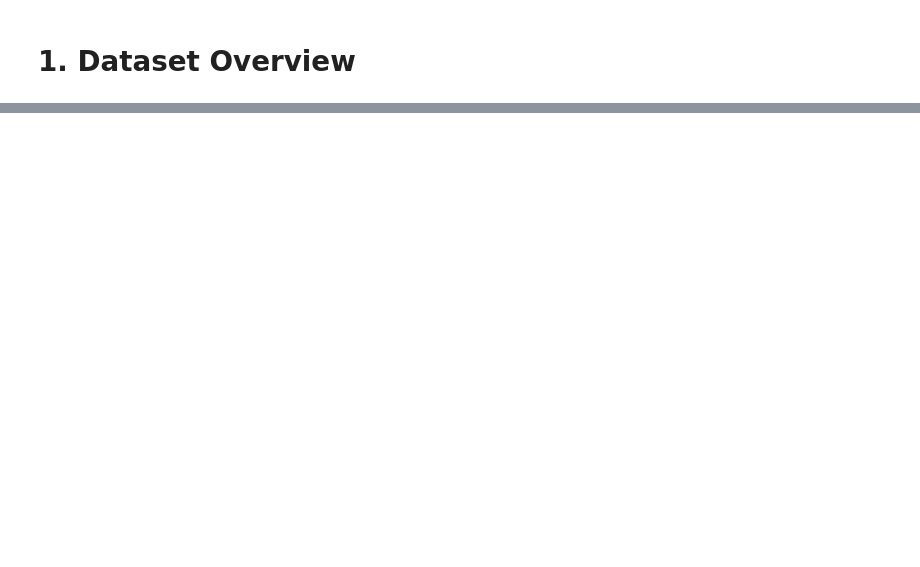
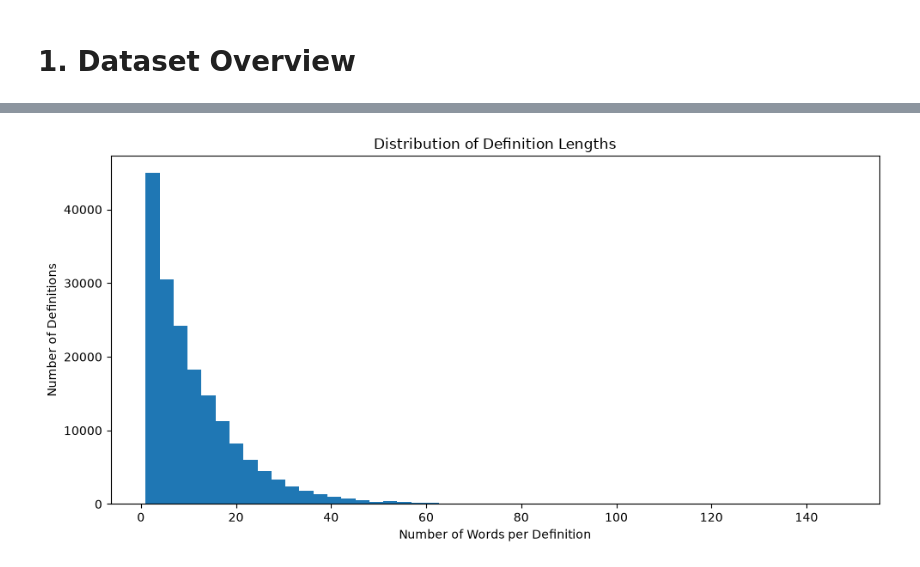
Before and after one commit to DivProC/MLCapstone_ReverseDict, a Jupyter notebook: notebooks/01_EDA_OPTED.ipynb, the cells around one changed output, grey strips where cells are left out. Drawn from its saved outputs; the diff is of its cells as text; code cells hidden in the pictures; blank space fills up the shorter version.

```diff
--- a/notebooks/01_EDA_OPTED.ipynb
+++ b/notebooks/01_EDA_OPTED.ipynb
@@ -808,0 +274,24 @@ These findings provide the basis for the subsequent preprocessing, query-paraphr
+# %%
+valid_definition_df = valid_word_definition_df.copy()
+
+valid_definition_df["definition_word_count"] = (
+    valid_definition_df[DEF_COL]
+    .astype(str)
+    .str.split()
+    .str.len()
+)
+
+valid_definition_df["definition_char_count"] = (
+    valid_definition_df[DEF_COL]
+    .astype(str)
+    .str.len()
+)
+
+display(
+    valid_definition_df[
+        [
+            "definition_word_count",
+            "definition_char_count",
+        ]
+    ].describe()
+)
@@ -808,0 +308,15 @@ These findings provide the basis for the subsequent preprocessing, query-paraphr
+# %%
+plt.figure(figsize=(10, 5))
+
+plt.hist(
+    valid_definition_df["definition_word_count"],
+    bins=50,
+)
+
+plt.title("Distribution of Definition Lengths")
+plt.xlabel("Number of Words per Definition")
+plt.ylabel("Number of Definitions")
+plt.tight_layout()
+plt.show()
+# %% [output]
+[figure, added]
```
Also changed, not shown: parts of 41 cells of this notebook.
